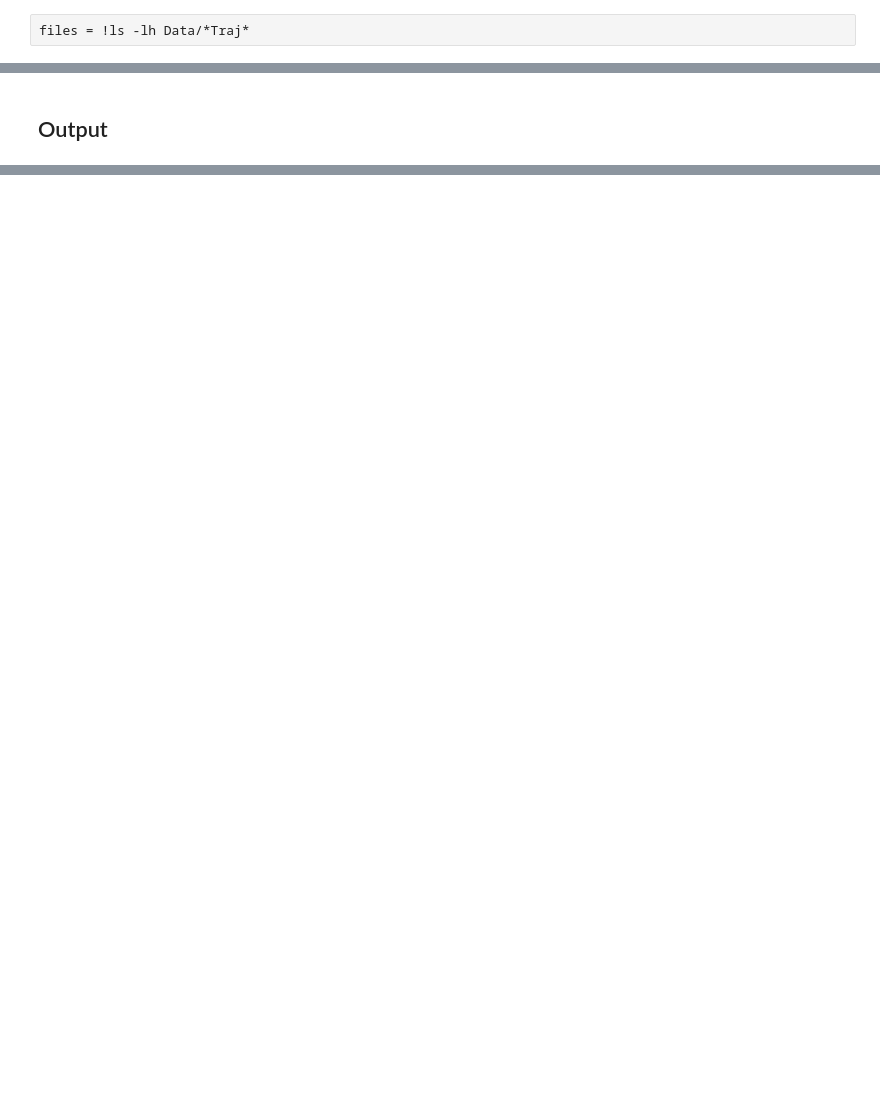
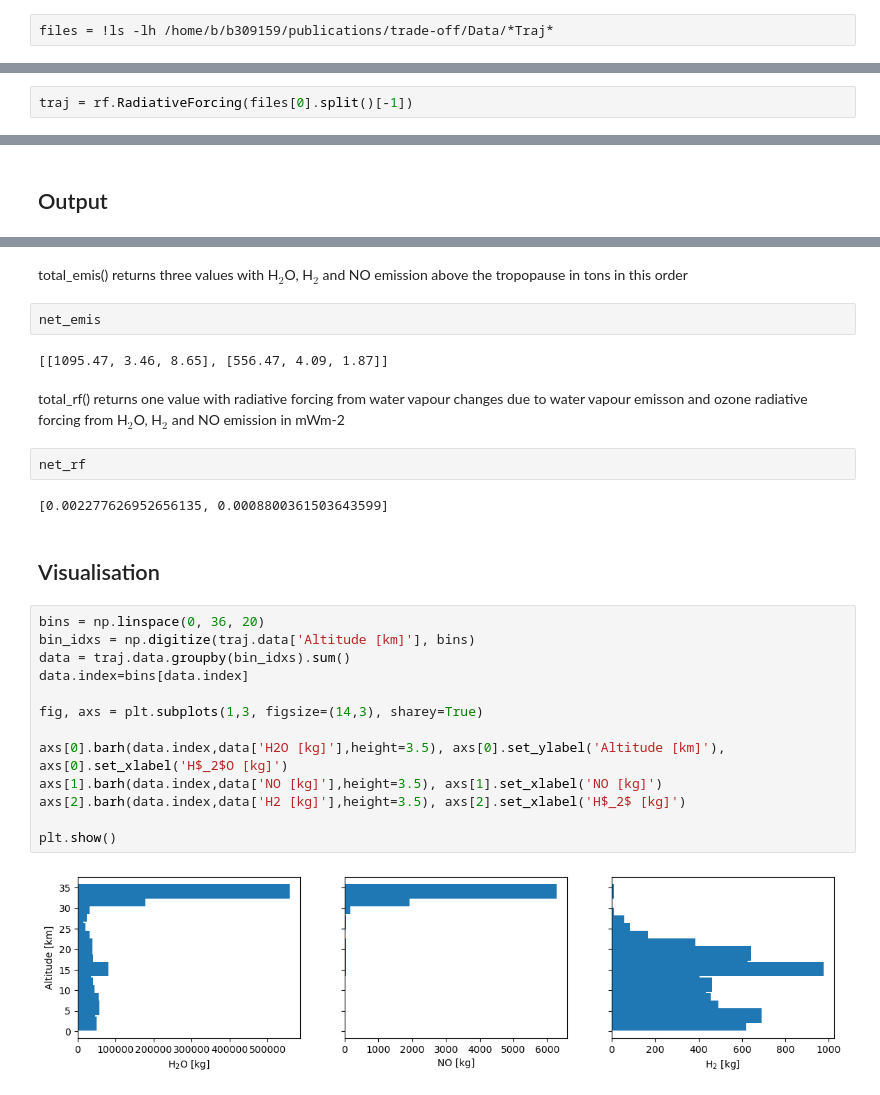
Before and after one commit to johannespletzer/rf-of-hypersonic-trajectories, a Jupyter notebook: example_for_mat_file.ipynb, the cells around one changed output, grey strips where cells are left out. Drawn from its saved outputs; the diff is of its cells as text; blank space fills up the shorter version.

Commit message:
Add visualisations to example files

```diff
--- a/example_for_mat_file.ipynb
+++ b/example_for_mat_file.ipynb
@@ -5,7 +5,7 @@
 # %% [markdown]
 List files, which are named with 'Traj' in folder 'data'
 # %%
-files = !ls -lh Data/*Traj*
+files = !ls -lh /home/b/b309159/publications/trade-off/Data/*Traj*
 # %%
 [a.split()[-1] for a in files]
 # %% [output]
@@ -24,3 +24,5 @@ from package import rf_of_trajectory as rf
+# %%
+traj = rf.RadiativeForcing(files[0].split()[-1])
 # %% [markdown]
 ## Calculate radiative forcing and emissions for each trajectory-file
 # %%
@@ -61,0 +52,29 @@ net_rf
+# %% [markdown]
+total_emis() returns three values with H$_2$O, H$_2$ and NO emission above the tropopause in tons in this order
+# %%
+net_emis
+# %% [output]
+[[1095.47, 3.46, 8.65], [556.47, 4.09, 1.87]]
+# %% [markdown]
+total_rf() returns one value with radiative forcing from water vapour changes due to water vapour emisson and ozone radiative forcing from H$_2$O, H$_2$ and NO emission in mWm-2
+# %%
+net_rf
+# %% [output]
+[0.002277626952656135, 0.0008800361503643599]
+# %% [markdown]
+## Visualisation
+# %%
+bins = np.linspace(0, 36, 20)
+bin_idxs = np.digitize(traj.data['Altitude [km]'], bins)
+data = traj.data.groupby(bin_idxs).sum()
+data.index=bins[data.index]
+
+fig, axs = plt.subplots(1,3, figsize=(14,3), sharey=True)
+
+axs[0].barh(data.index,data['H2O [kg]'],height=3.5), axs[0].set_ylabel('Altitude [km]'), axs[0].set_xlabel('H$_2$O [kg]')
+axs[1].barh(data.index,data['NO [kg]'],height=3.5), axs[1].set_xlabel('NO [kg]')
+axs[2].barh(data.index,data['H2 [kg]'],height=3.5), axs[2].set_xlabel('H$_2$ [kg]')
+
+plt.show()
+# %% [output]
+[figure, added]
```
Also changed, not shown: parts of 11 cells of this notebook, 1 other file.
